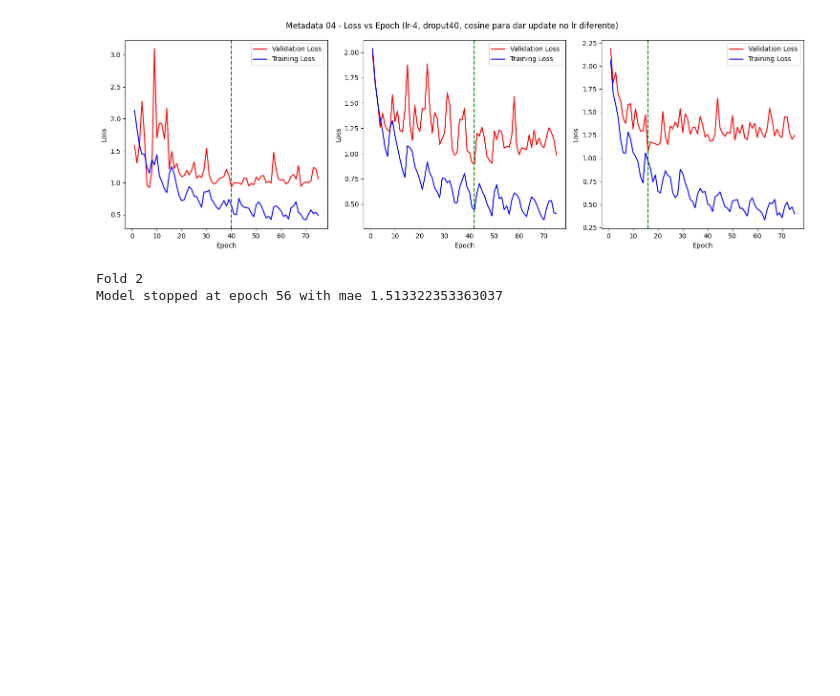
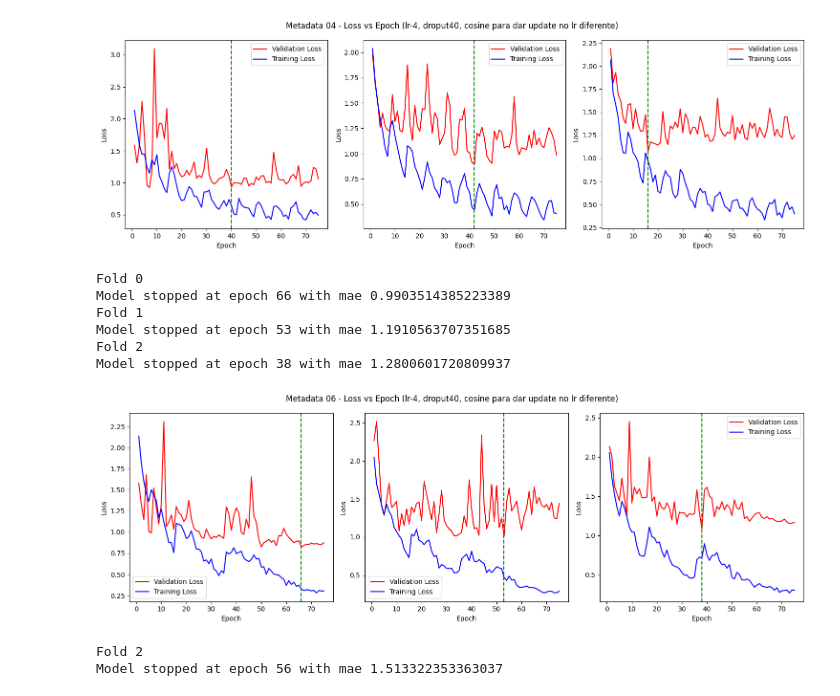
Before and after one commit to Hugoverissimo21/SolarPanel-DLCounter, a Jupyter notebook: ModelPlots.ipynb, the cells around one changed output. Saved outputs shown, nothing was run; the diff lists cells and outputs as text; code cells hidden in the pictures; blank space fills up the shorter version.

Commit message:
one more efnet model

```diff
--- a/ModelPlots.ipynb
+++ b/ModelPlots.ipynb
@@ -169,6 +169,39 @@ Model stopped at epoch 42 with mae 1.083322525024414
 Fold 2
 Model stopped at epoch 16 with mae 1.2846843004226685
 [figure]
+# %%
+with open("ModelBuild/Metadata (efnet) 06/results.json") as json_file:
+    metadata_zulo40 = json.load(json_file)
+
+plt.figure(figsize=(15, 5))
+plt.suptitle("Metadata 06 - Loss vs Epoch (lr-4, droput40, cosine para dar update no lr diferente)")
+for fold in metadata_zulo40:
+    print(f"{fold}")
+    print(f"Model stopped at epoch {metadata_zulo40[fold]['Results']['model_from_epoch']}")
+
+    plt.subplot(1, 3, int(fold.split(" ")[-1])+1)
+    val_loss = metadata_zulo40[fold]['Results']['val_loss']
+    train_loss = metadata_zulo40[fold]['Results']['train_loss']
+
+    epochs = range(1, len(val_loss) + 1)
+    plt.plot(epochs, val_loss, 'r', label='Validation Loss')
+    plt.plot(epochs, train_loss, 'b', label='Training Loss')
+    plt.axvline(x=int(metadata_zulo40[fold]['Results']['model_from_epoch'][:2]), color='g', linestyle='--')
+    plt.legend()
+    plt.xlabel('Epoch')
+    plt.ylabel('Loss')
+
+
+plt.tight_layout()
+plt.show()
+# %% [output]
+Fold 0
+Model stopped at epoch 66 with mae 0.9903514385223389
+Fold 1
+Model stopped at epoch 53 with mae 1.1910563707351685
+Fold 2
+Model stopped at epoch 38 with mae 1.2800601720809937
+[figure, added]
 # %%
 with open("ModelBuild/metadata results_kaggle lre5 dropout40/results.json") as json_file:
     metadata_zulo40 = json.load(json_file)
```
Also changed, not shown: 8 other files.
